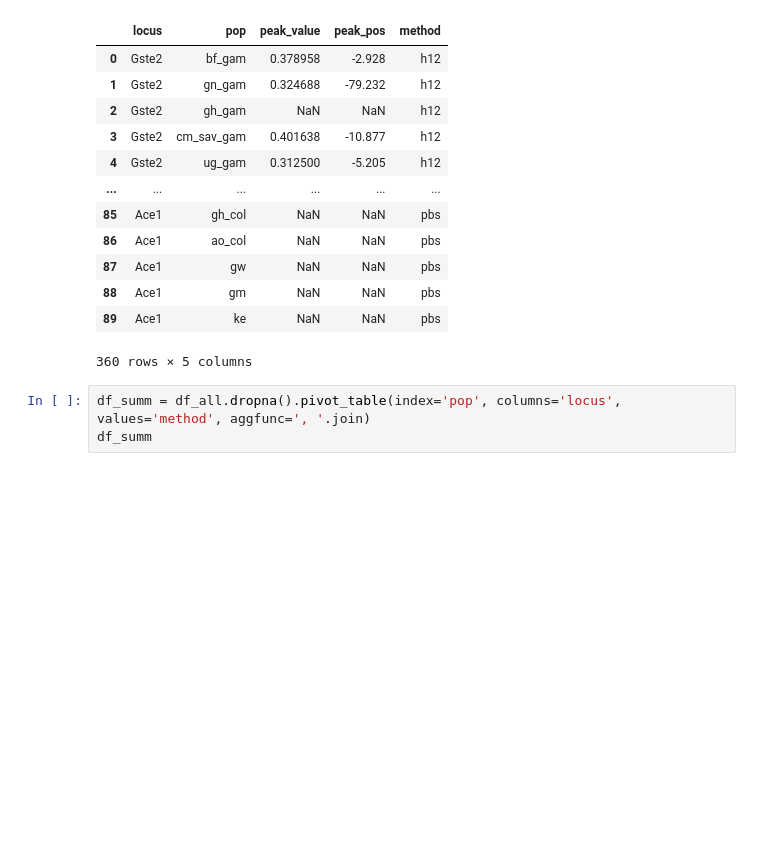
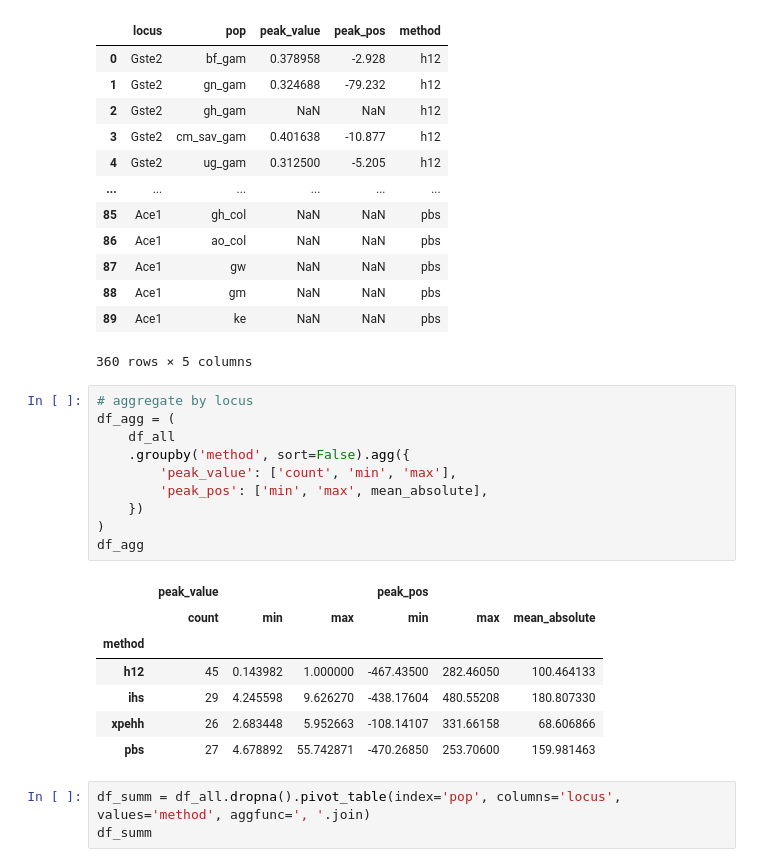
Before and after one commit to alimanfoo/shiny-train, a Jupyter notebook: notebooks/artwork/locus-summaries.ipynb, the cells around one changed output. Drawn from its saved outputs; the diff is of its cells as text; blank space fills up the shorter version.

Commit message:
wip peak fitting algo, nearly done

```diff
--- a/notebooks/artwork/locus-summaries.ipynb
+++ b/notebooks/artwork/locus-summaries.ipynb
@@ -89,6 +89,24 @@ df_all
 | 88 | Ace1 | gm | NaN | NaN | pbs |
 | 89 | Ace1 | ke | NaN | NaN | pbs |
 360 rows × 5 columns
+# %%
+# aggregate by locus
+df_agg = (
+    df_all
+    .groupby('method', sort=False).agg({
+        'peak_value': ['count', 'min', 'max'],
+        'peak_pos': ['min', 'max', mean_absolute],
+    })
+)
+df_agg
+# %% [output]
+|  | peak_value |  |  | peak_pos |  |  |
+|  | count | min | max | min | max | mean_absolute |
+| method |  |  |  |  |  |  |
+| h12 | 45 | 0.143982 | 1.000000 | -467.43500 | 282.46050 | 100.464133 |
+| ihs | 29 | 4.245598 | 9.626270 | -438.17604 | 480.55208 | 180.807330 |
+| xpehh | 26 | 2.683448 | 5.952663 | -108.14107 | 331.66158 | 68.606866 |
+| pbs | 27 | 4.678892 | 55.742871 | -470.26850 | 253.70600 | 159.981463 |
 # %%
 df_summ = df_all.dropna().pivot_table(index='pop', columns='locus', values='method', aggfunc=', '.join)
 df_summ
```
Also changed, not shown: 3 other files.
